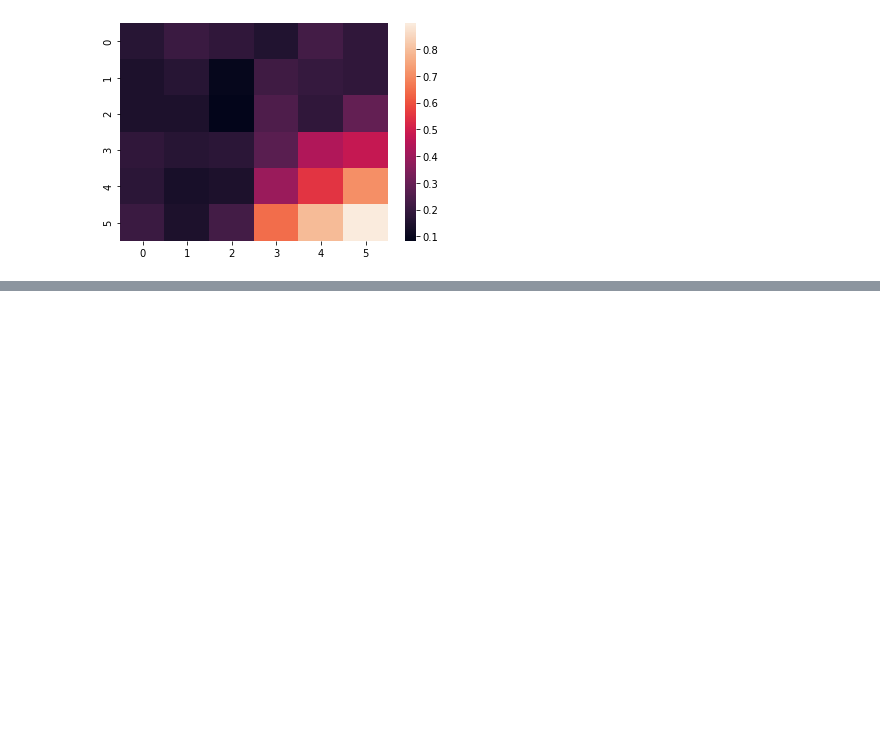
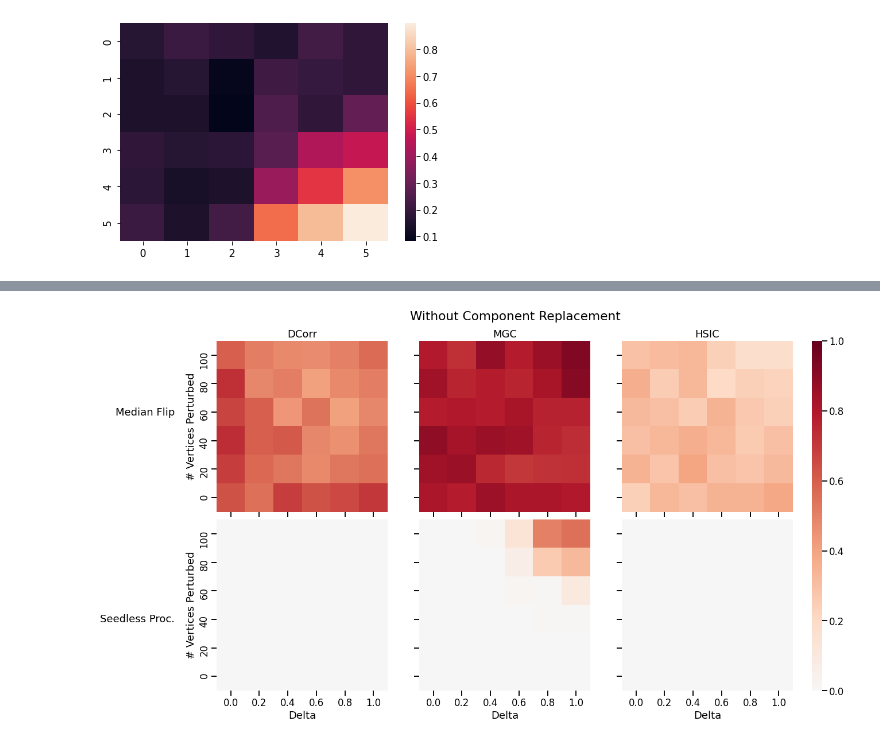
Before and after one commit to neurodata/j1c-experiments, a Jupyter notebook: ldt/synthetic.ipynb, the cells around one changed output, grey strips where cells are left out. Drawn from its saved outputs; the diff is of its cells as text; code cells hidden in the pictures; blank space fills up the shorter version.

```diff
--- a/ldt/synthetic.ipynb
+++ b/ldt/synthetic.ipynb
@@ -287,0 +327,5 @@ sns.heatmap(df2.mgc_seedless.values.reshape(6, 6))
+# %%
+fig = plot_heatmaps(df, title="Without Component Replacement")
+fig.savefig("./figures/component_replacement.png", dpi=300, bbox_inches='tight')
+# %% [output]
+[figure, added]
```
Also changed, not shown: parts of 5 cells of this notebook, 1 other file.
